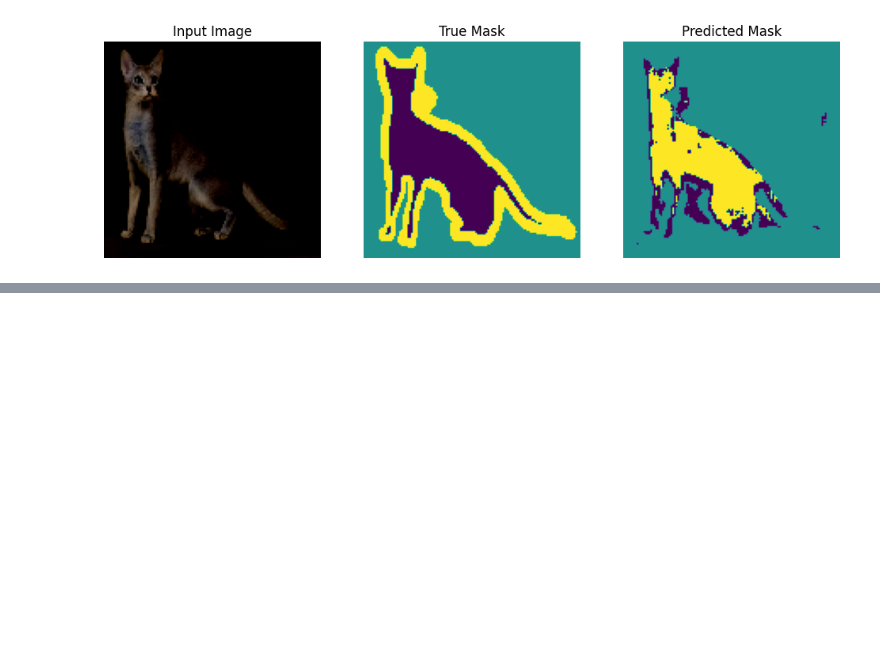
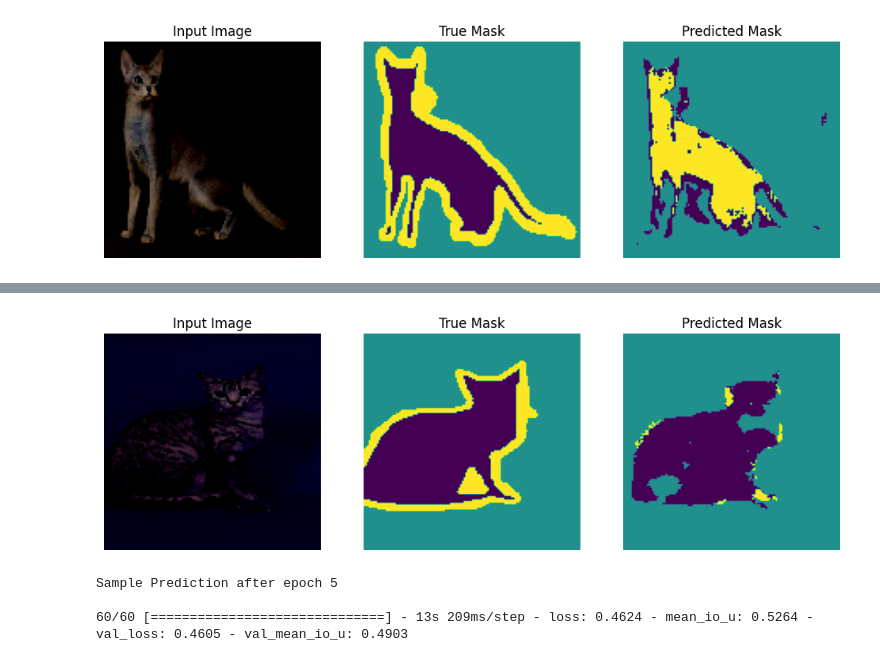
Before and after one commit to CoderAPS/neural_nets, a Jupyter notebook: image_segmentation3(20230416_v6_1).ipynb, the cells around one changed output, grey strips where cells are left out. Saved outputs shown, nothing was run; the diff lists cells and outputs as text; code cells hidden in the pictures; blank space fills up the shorter version.

```diff
--- a/image_segmentation3(20230416_v6_1).ipynb
+++ b/image_segmentation3(20230416_v6_1).ipynb
@@ -501,0 +517,4 @@ Validation loss: 0.276  Validation meanIoU: 0.722
+# %%
+# Convert masks/labels to categorical (onehot encode)
+Y_train_cat = to_categorical(Y_train,num_classes=3)
+Y_val_cat = to_categorical(Y_val, num_classes=3)
@@ -501,0 +533,11 @@ Validation loss: 0.276  Validation meanIoU: 0.722
+# %%
+# define model
+n_classes = 3
+activation='elu'
+
+model_1b = sm.Unet(BACKBONE, encoder_weights='imagenet',
+                activation=activation,classes=n_classes,
+                input_shape=(img_height,img_width,3),
+                encoder_freeze=True)
+
+current_model = model_1b
@@ -501,0 +547,23 @@ Validation loss: 0.276  Validation meanIoU: 0.722
+# %%
+LR_1b = 0.0001
+optimizer_input_1b = keras.optimizers.Adam(LR_1b)
+
+loss_input_1b = tf.keras.losses.BinaryCrossentropy(from_logits=True)
+
+metrics_input_1b = [tf.keras.metrics.MeanIoU(num_classes=3,
+                                             sparse_y_pred = False,
+                                             sparse_y_true=False)]
+# %%
+model_1b.compile(optimizer=optimizer_input_1b,
+              loss=loss_input_1b,
+              metrics=metrics_input_1b)
+# %%
+# Pre-train model
+history_1b = model_1b.fit(X_train_p,
+             Y_train_cat,
+             batch_size=50,
+             epochs=5,
+             verbose=1,
+             validation_data=(X_val_p,Y_val_cat),
+             callbacks=callback_list)
+# %% [output]
@@ -501,0 +572,4 @@ Validation loss: 0.276  Validation meanIoU: 0.722
+[figure, added]
+Sample Prediction after epoch 5
+
+60/60 [==============================] - 13s 209ms/step - loss: 0.4624 - mean_io_u: 0.5264 - val_loss: 0.4605 - val_mean_io_u: 0.4903
```
Also changed, not shown: parts of 96 cells of this notebook.
